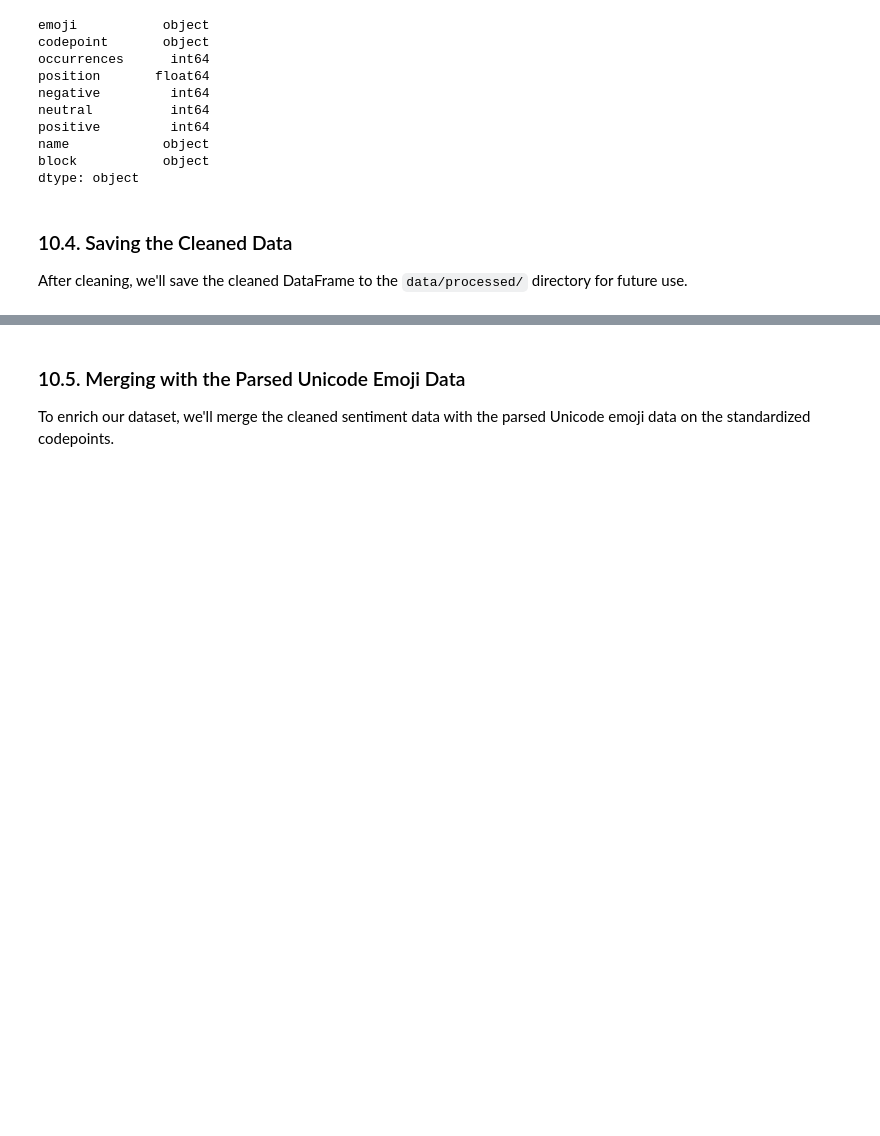
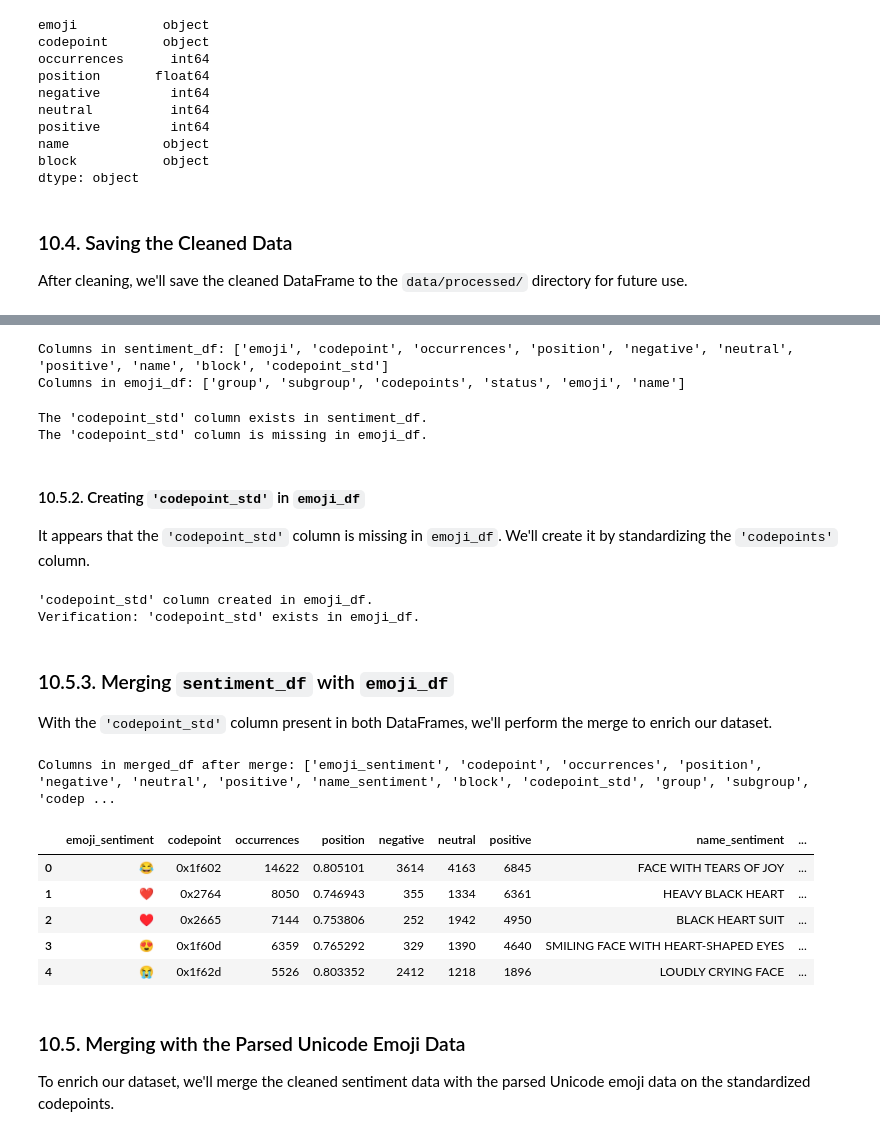
Before and after one commit to SamYatesSmith/EmojiInsight, a Jupyter notebook: notebooks/data_cleaning.ipynb, the cells around one changed output, grey strips where cells are left out. Cells and saved outputs as stored; diff of their text form; code cells hidden in the pictures; blank space fills up the shorter version.

Commit message:
1.4 Further compiled EDA and added category analysis to Data_cleaning.

```diff
--- a/notebooks/data_cleaning.ipynb
+++ b/notebooks/data_cleaning.ipynb
@@ -249,3 +253,75 @@ sentiment_df.to_csv(cleaned_sentiment_path, index=False)
+# %%
+# Check columns in sentiment_df
+print("Columns in sentiment_df:", sentiment_df.columns.tolist())
+
+# Check columns in emoji_df
+print("Columns in emoji_df:", emoji_df.columns.tolist())
+# %% [output]
+Columns in sentiment_df: ['emoji', 'codepoint', 'occurrences', 'position', 'negative', 'neutral', 'positive', 'name', 'block', 'codepoint_std']
+Columns in emoji_df: ['group', 'subgroup', 'codepoints', 'status', 'emoji', 'name']
+# %%
+# Verify 'codepoint_std' in sentiment_df
+if 'codepoint_std' in sentiment_df.columns:
+    print("The 'codepoint_std' column exists in sentiment_df.")
+else:
+    print("The 'codepoint_std' column is missing in sentiment_df.")
+
+# Verify 'codepoint_std' in emoji_df
+if 'codepoint_std' in emoji_df.columns:
+    print("The 'codepoint_std' column exists in emoji_df.")
+else:
+    print("The 'codepoint_std' column is missing in emoji_df.")
+# %% [output]
+The 'codepoint_std' column exists in sentiment_df.
+The 'codepoint_std' column is missing in emoji_df.
+# %% [markdown]
+#### 10.5.2. Creating `'codepoint_std'` in `emoji_df`
+
+It appears that the `'codepoint_std'` column is missing in `emoji_df`. We'll create it by standardizing the `'codepoints'` column.
+# %%
+# Check if 'codepoints' exists in emoji_df
+if 'codepoints' in emoji_df.columns:
+    # Create 'codepoint_std'
+    emoji_df['codepoint_std'] = emoji_df['codepoints'].str.replace(' ', '-').str.upper()
+    print("'codepoint_std' column created in emoji_df.")
+else:
+    print("The 'codepoints' column is missing in emoji_df. Please verify the data.")
+
+# Verify creation
+if 'codepoint_std' in emoji_df.columns:
+    print("Verification: 'codepoint_std' exists in emoji_df.")
+else:
+    raise KeyError("Failed to create 'codepoint_std' in emoji_df.")
+# %% [output]
+'codepoint_std' column created in emoji_df.
+Verification: 'codepoint_std' exists in emoji_df.
+# %% [markdown]
+### 10.5.3. Merging `sentiment_df` with `emoji_df`
+
+With the `'codepoint_std'` column present in both DataFrames, we'll perform the merge to enrich our dataset.
+# %%
+# Perform the merge on 'codepoint_std'
+merged_df = pd.merge(
+    sentiment_df,
+    emoji_df,
+    on='codepoint_std',
+    how='inner',
+    suffixes=('_sentiment', '_emoji')  # To handle any overlapping column names
+)
+
+# Display the columns after merge
+print("Columns in merged_df after merge:", merged_df.columns.tolist())
+
+# Display the first few rows to verify
+merged_df.head()
+# %% [output]
+Columns in merged_df after merge: ['emoji_sentiment', 'codepoint', 'occurrences', 'position', 'negative', 'neutral', 'positive', 'name_sentiment', 'block', 'codepoint_std', 'group', 'subgroup', 'codep ...
+|  | emoji_sentiment | codepoint | occurrences | position | negative | neutral | positive | name_sentiment | ... |
+| 0 | 😂 | 0x1f602 | 14622 | 0.805101 | 3614 | 4163 | 6845 | FACE WITH TEARS OF JOY | ... |
+| 1 | ❤ | 0x2764 | 8050 | 0.746943 | 355 | 1334 | 6361 | HEAVY BLACK HEART | ... |
+| 2 | ♥ | 0x2665 | 7144 | 0.753806 | 252 | 1942 | 4950 | BLACK HEART SUIT | ... |
+| 3 | 😍 | 0x1f60d | 6359 | 0.765292 | 329 | 1390 | 4640 | SMILING FACE WITH HEART-SHAPED EYES | ... |
+| 4 | 😭 | 0x1f62d | 5526 | 0.803352 | 2412 | 1218 | 1896 | LOUDLY CRYING FACE | ... |
 # %% [markdown]
 ### 10.5. Merging with the Parsed Unicode Emoji Data
 
```
Also changed, not shown: parts of 61 cells of this notebook, 4 other files.
